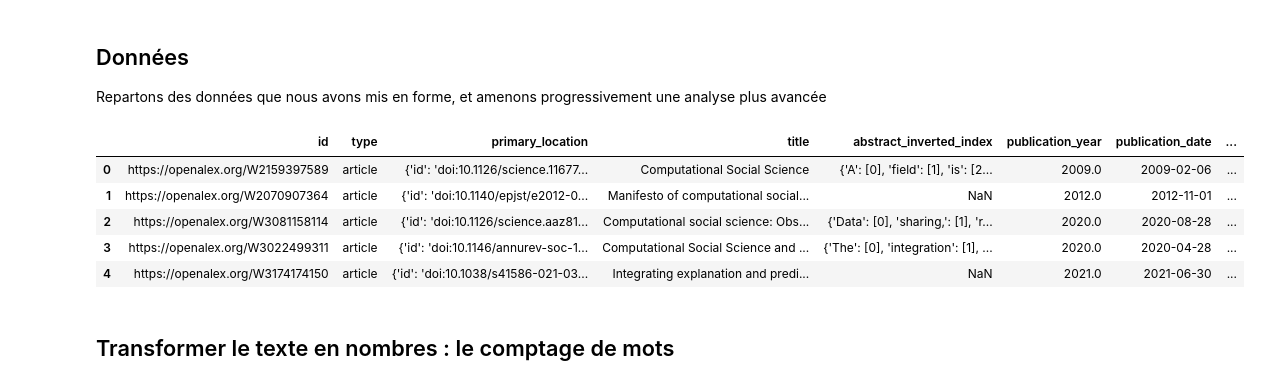
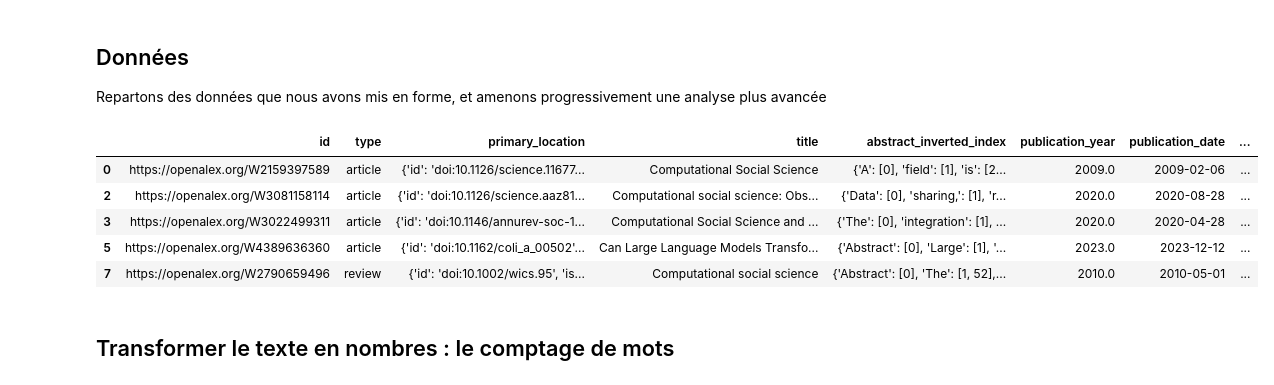
Before and after one commit to pyshs/URFIST-Lyon-2026, a Jupyter notebook: notebooks/NLP/2 Le texte comme un sac de mots.ipynb, the cells around one changed output. Cells and saved outputs as stored; diff of their text form; code cells hidden in the pictures.

```diff
--- a/notebooks/NLP/2 Le texte comme un sac de mots.ipynb
+++ b/notebooks/NLP/2 Le texte comme un sac de mots.ipynb
@@ -7,14 +7,18 @@ Repartons des données que nous avons mis en forme, et amenons progressivement u
 # %%
 import pandas as pd
 df = pd.read_csv("https://raw.githubusercontent.com/pyshs/URFIST-Lyon-2026/refs/heads/main/data/css_openalex_26022026.csv")
+df["title"] = df["title"].fillna("")
+df["abstract"] = df["abstract"].fillna("")
+df["texte"] = df["title"]+ df["abstract"]
+df = df[(df["texte"].str.len() > 100) & (df["texte"].str.len() < 5000)]
 df.head()
 # %% [output]
 |  | id | type | primary_location | title | abstract_inverted_index | publication_year | publication_date | ... |
 | 0 | https://openalex.org/W2159397589 | article | {'id': 'doi:10.1126/science.11677... | Computational Social Science | {'A': [0], 'field': [1], 'is': [2... | 2009.0 | 2009-02-06 | ... |
-| 1 | https://openalex.org/W2070907364 | article | {'id': 'doi:10.1140/epjst/e2012-0... | Manifesto of computational social... | NaN | 2012.0 | 2012-11-01 | ... |
 | 2 | https://openalex.org/W3081158114 | article | {'id': 'doi:10.1126/science.aaz81... | Computational social science: Obs... | {'Data': [0], 'sharing,': [1], 'r... | 2020.0 | 2020-08-28 | ... |
 | 3 | https://openalex.org/W3022499311 | article | {'id': 'doi:10.1146/annurev-soc-1... | Computational Social Science and ... | {'The': [0], 'integration': [1], ... | 2020.0 | 2020-04-28 | ... |
-| 4 | https://openalex.org/W3174174150 | article | {'id': 'doi:10.1038/s41586-021-03... | Integrating explanation and predi... | NaN | 2021.0 | 2021-06-30 | ... |
+| 5 | https://openalex.org/W4389636360 | article | {'id': 'doi:10.1162/coli_a_00502'... | Can Large Language Models Transfo... | {'Abstract': [0], 'Large': [1], '... | 2023.0 | 2023-12-12 | ... |
+| 7 | https://openalex.org/W2790659496 | review | {'id': 'doi:10.1002/wics.95', 'is... | Computational social science | {'Abstract': [0], 'The': [1, 52],... | 2010.0 | 2010-05-01 | ... |
 # %% [markdown]
 ## Transformer le texte en nombres : le comptage de mots
 # %% [markdown]
```
Also changed, not shown: 1 other file.
